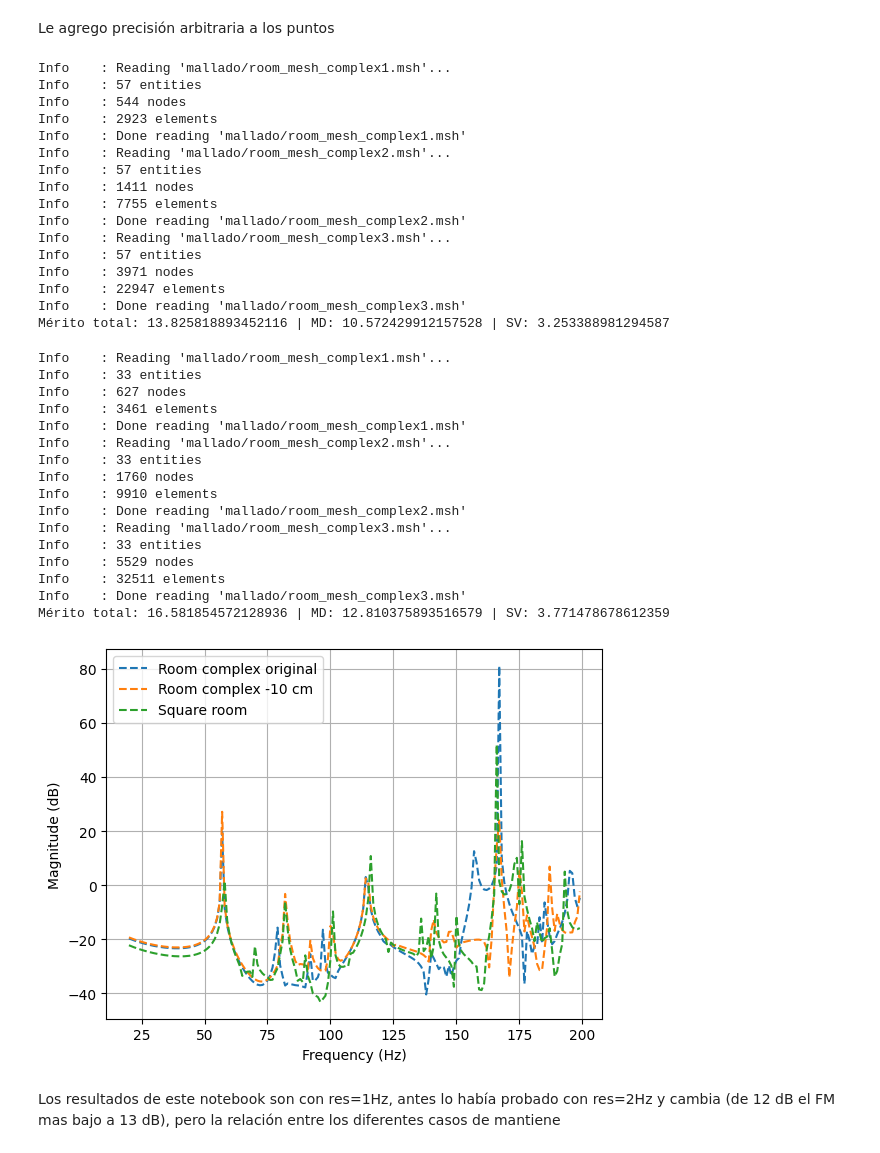
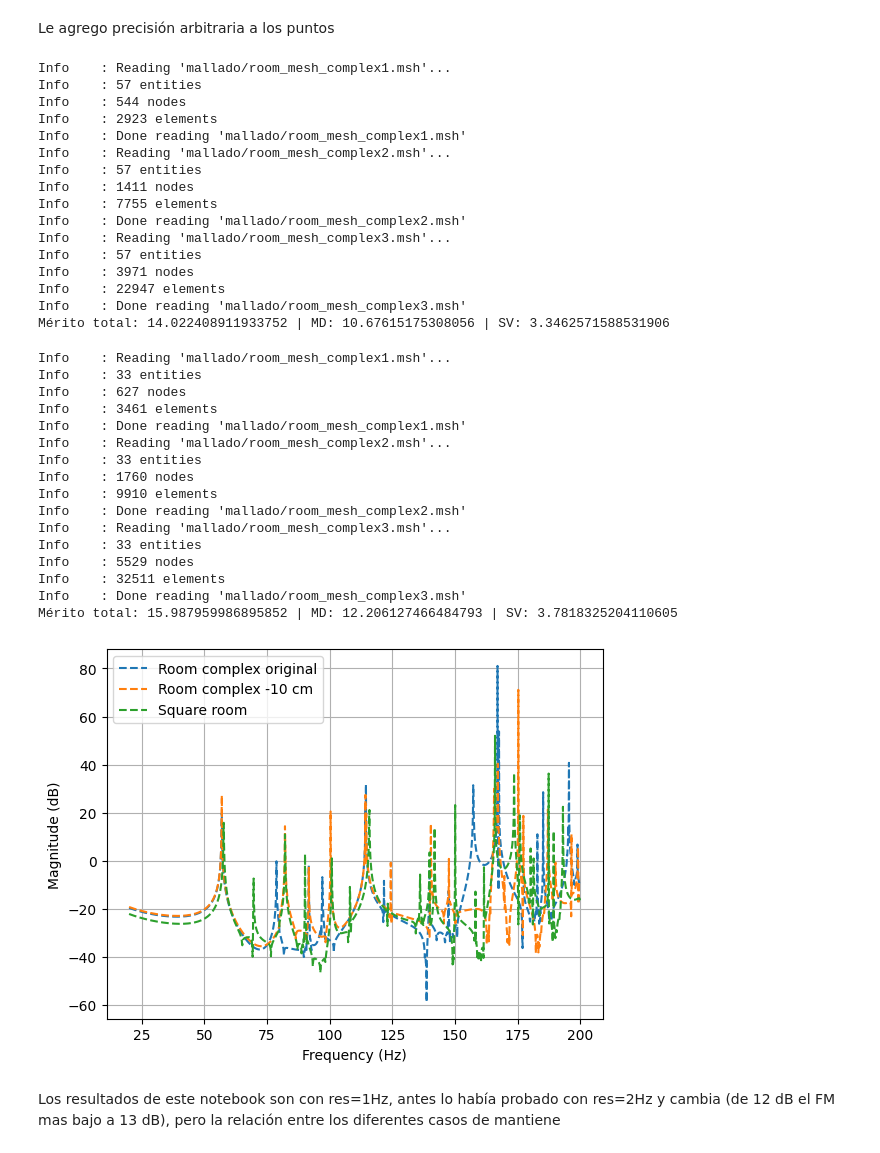
Before and after one commit to MatiasDiBernardo/Acoustic-Modal-Response-Optimizer, a Jupyter notebook: notebooks/comparison_for_small_adjustments.ipynb, the cells around one changed output. Drawn from its saved outputs; the diff is of its cells as text; code cells hidden in the pictures.

```diff
--- a/notebooks/comparison_for_small_adjustments.ipynb
+++ b/notebooks/comparison_for_small_adjustments.ipynb
@@ -39,7 +39,7 @@ def calculate_response(room, height, sp, rp):
     create_complex_mesh(room, height, sp, 200, mesh3)
 
     # Evalua la rta en frecuencia para esa sala
-    res_freq = 0.2
+    res_freq = 0.1
     f1 = np.arange(20, 80, res_freq)
     res1 = FEM_Source_Solver_Average(f1, f'mallado/{mesh1}.msh', rp)
 
@@ -150,7 +149,7 @@ Info    : 57 entities
 Info    : 3971 nodes
 Info    : 22947 elements
 Info    : Done reading 'mallado/room_mesh_complex3.msh'
-Mérito total: 13.825818893452116 | MD: 10.572429912157528 | SV: 3.253388981294587
+Mérito total: 14.022408911933752 | MD: 10.67615175308056 | SV: 3.3462571588531906
 # %%
 room_base = [(0, 0), (0, 3), (2.5, 3), (2.5, 0)]
 Z3 = 2.1
@@ -173,25 +172,25 @@ Info    : 33 entities
 Info    : 5529 nodes
 Info    : 32511 elements
 Info    : Done reading 'mallado/room_mesh_complex3.msh'
-Mérito total: 16.581854572128936 | MD: 12.810375893516579 | SV: 3.771478678612359
+Mérito total: 15.987959986895852 | MD: 12.206127466484793 | SV: 3.7818325204110605
 # %%
-res_freq = 1
+res_freq = 0.1
 f1 = np.arange(20, 80, res_freq)
 f2 = np.arange(80, 140, res_freq)
 f3 = np.arange(140, 200, res_freq)
 f_tot =  np.hstack([f1, f2, f3])
 
 plt.figure("Resultado magnitud")
 plt.plot(f_tot, mag1, '--', label= "Room complex original")
 plt.plot(f_tot, mag2, '--', label= "Room complex -10 cm")
 # plt.plot(f_tot, mag3, '--', label= "Optimal small variations")
 plt.plot(f_tot, mag4, '--', label= "Square room")
 plt.xlabel('Frequency (Hz)')
 plt.ylabel('Magnitude (dB)')
 plt.legend()
 plt.grid(True)
 plt.show()
 # %% [output]
-[figure, old version]
+[figure, new version]
 # %% [markdown]
 Los resultados de este notebook son con res=1Hz, antes lo había probado con res=2Hz y cambia (de 12 dB el FM mas bajo a 13 dB), pero la relación entre los diferentes casos de mantiene
```
Also changed, not shown: parts of 3 cells of this notebook, 4 other files.
